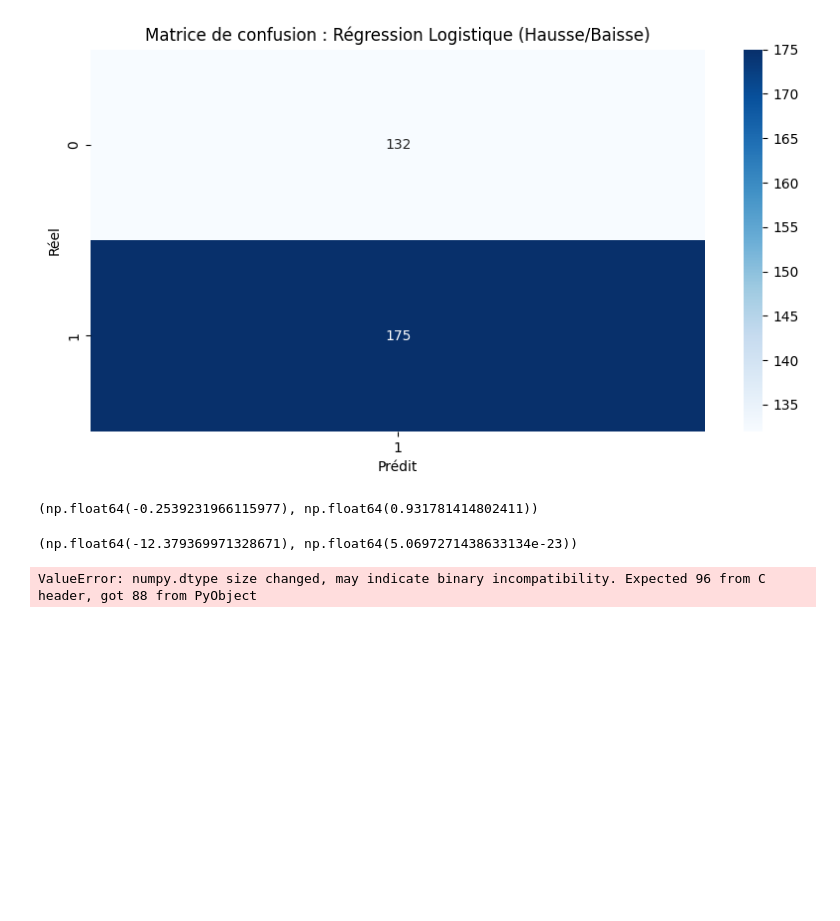
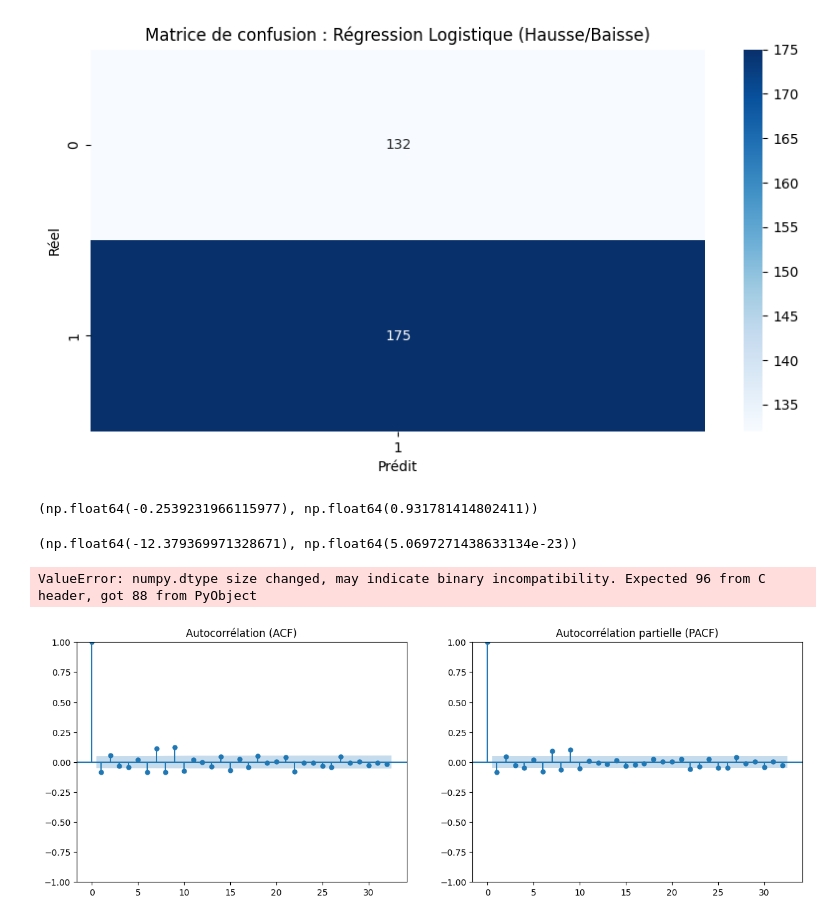
Before and after one commit to Fanaingamampiandra/Analyse-comparative-des-actifs-financiers, a Jupyter notebook: Predi_SPX.ipynb, the cells around one changed output. Saved outputs shown, nothing was run; the diff lists cells and outputs as text; code cells hidden in the pictures; blank space fills up the shorter version.

```diff
--- a/Predi_SPX.ipynb
+++ b/Predi_SPX.ipynb
@@ -130,3 +130,14 @@ model_auto = pm.auto_arima(df["Close"], seasonal=False, stepwise=True, trace=Tru
 model_auto.order
 # %% [output]
 ValueError: numpy.dtype size changed, may indicate binary incompatibility. Expected 96 from C header, got 88 from PyObject
+# %%
+from statsmodels.graphics.tsaplots import plot_acf, plot_pacf
+
+fig, axes = plt.subplots(1, 2, figsize=(15, 5))
+plot_acf(df["Close_diff"].dropna(), ax=axes[0])
+axes[0].set_title("Autocorrélation (ACF)")
+plot_pacf(df["Close_diff"].dropna(), ax=axes[1])
+axes[1].set_title("Autocorrélation partielle (PACF)")
+plt.show()
+# %% [output]
+[figure, added]
```
Also changed, not shown: parts of 3 cells of this notebook, 2 other files.
